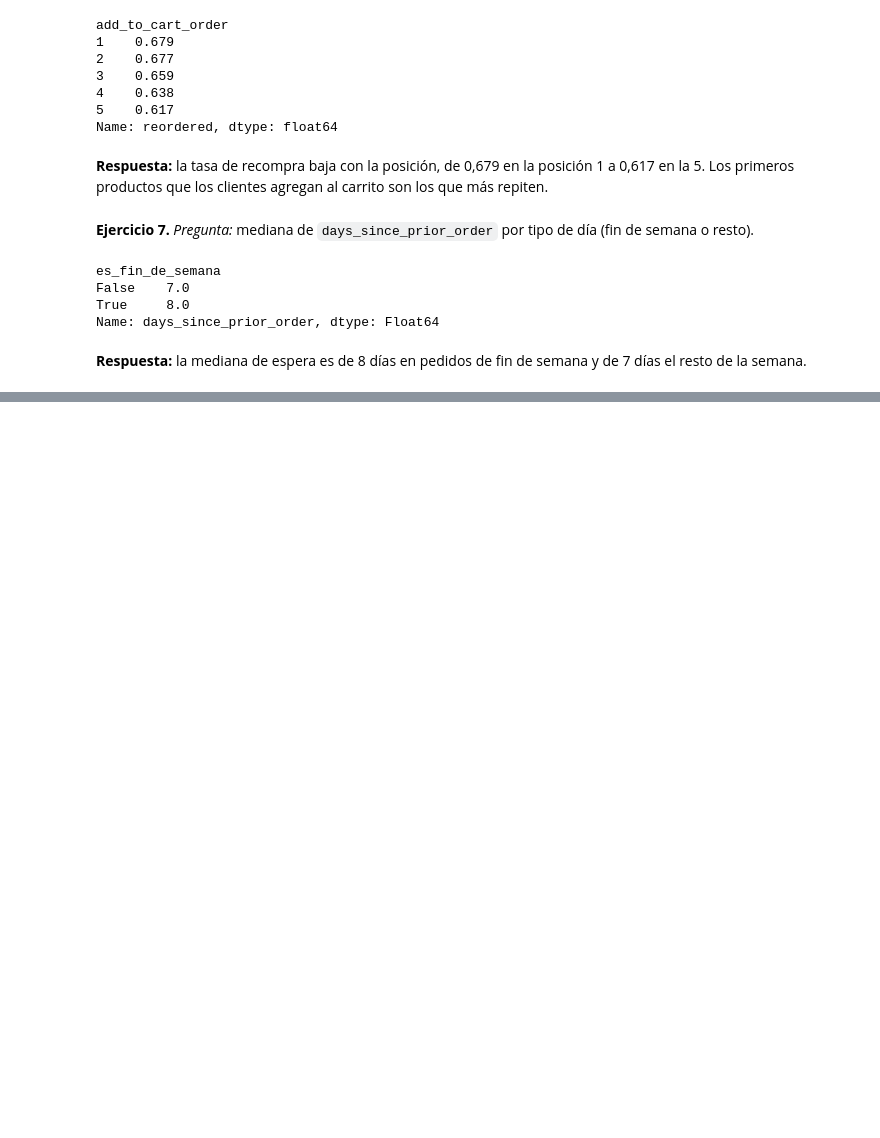
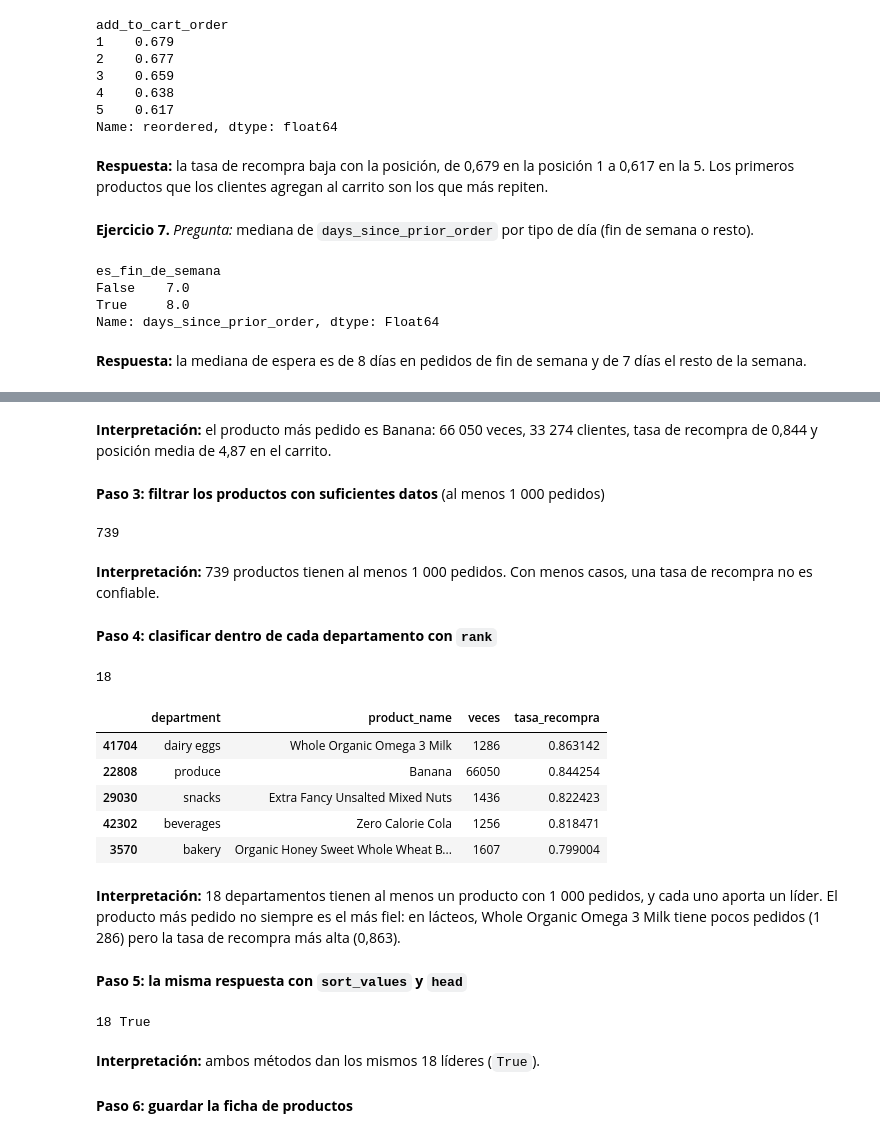
Before and after one commit to brandonmesamm-png/instacart-analisis, a Jupyter notebook: notebooks/pandas_labs.ipynb, the cells around one changed output, grey strips where cells are left out. Saved outputs shown, nothing was run; the diff lists cells and outputs as text; code cells hidden in the pictures; blank space fills up the shorter version.

```diff
--- a/notebooks/pandas_labs.ipynb
+++ b/notebooks/pandas_labs.ipynb
@@ -738,0 +882,10 @@ Name: days_since_prior_order, dtype: Float64
+# %%
+por_producto = (maestra
+    .groupby('product_id')
+    .agg(veces=('order_id', 'size'),
+         clientes=('user_id', 'nunique'),
+         tasa_recompra=('reordered', 'mean'),
+         posicion_media=('add_to_cart_order', 'mean'))
+    .reset_index())
+print(por_producto.shape)
+por_producto.head(3)
@@ -738,0 +902,8 @@ Name: days_since_prior_order, dtype: Float64
+# %%
+ficha_productos = (por_producto
+    .merge(products, on='product_id', how='left', validate='1:1')
+    .merge(departments, on='department_id', how='left', validate='m:1')
+    [['product_id', 'product_name', 'department', 'veces', 'clientes',
+      'tasa_recompra', 'posicion_media']])
+print(ficha_productos.shape)
+ficha_productos.loc[ficha_productos['veces'].idxmax()]
@@ -738,0 +920,46 @@ Name: days_since_prior_order, dtype: Float64
+# %% [markdown]
+**Interpretación:** el producto más pedido es Banana: 66 050 veces, 33 274 clientes, tasa de recompra de 0,844 y posición media de 4,87 en el carrito.
+# %% [markdown]
+**Paso 3: filtrar los productos con suficientes datos** (al menos 1 000 pedidos)
+# %%
+populares = ficha_productos[ficha_productos['veces'] >= 1000].copy()
+print(len(populares))
+# %% [output]
+739
+# %% [markdown]
+**Interpretación:** 739 productos tienen al menos 1 000 pedidos. Con menos casos, una tasa de recompra no es confiable.
+# %% [markdown]
+**Paso 4: clasificar dentro de cada departamento con `rank`**
+# %%
+populares['puesto'] = (populares
+    .groupby('department')['tasa_recompra']
+    .rank(ascending=False, method='first'))
+
+lideres = (populares[populares['puesto'] == 1]
+           .sort_values('tasa_recompra', ascending=False))
+print(len(lideres))
+lideres[['department', 'product_name', 'veces', 'tasa_recompra']].head(5)
+# %% [output]
+18
+|  | department | product_name | veces | tasa_recompra |
+| 41704 | dairy eggs | Whole Organic Omega 3 Milk | 1286 | 0.863142 |
+| 22808 | produce | Banana | 66050 | 0.844254 |
+| 29030 | snacks | Extra Fancy Unsalted Mixed Nuts | 1436 | 0.822423 |
+| 42302 | beverages | Zero Calorie Cola | 1256 | 0.818471 |
+| 3570 | bakery | Organic Honey Sweet Whole Wheat B... | 1607 | 0.799004 |
+# %% [markdown]
+**Interpretación:** 18 departamentos tienen al menos un producto con 1 000 pedidos, y cada uno aporta un líder. El producto más pedido no siempre es el más fiel: en lácteos, Whole Organic Omega 3 Milk tiene pocos pedidos (1 286) pero la tasa de recompra más alta (0,863).
+# %% [markdown]
+**Paso 5: la misma respuesta con `sort_values` y `head`**
+# %%
+lideres_2 = (populares
+    .sort_values('tasa_recompra', ascending=False)
+    .groupby('department')
+    .head(1))
+print(len(lideres_2), set(lideres_2['product_id']) == set(lideres['product_id']))
+# %% [output]
+18 True
+# %% [markdown]
+**Interpretación:** ambos métodos dan los mismos 18 líderes (`True`).
+# %% [markdown]
+**Paso 6: guardar la ficha de productos**
```
Also changed, not shown: parts of 53 cells of this notebook, 6 other files.
